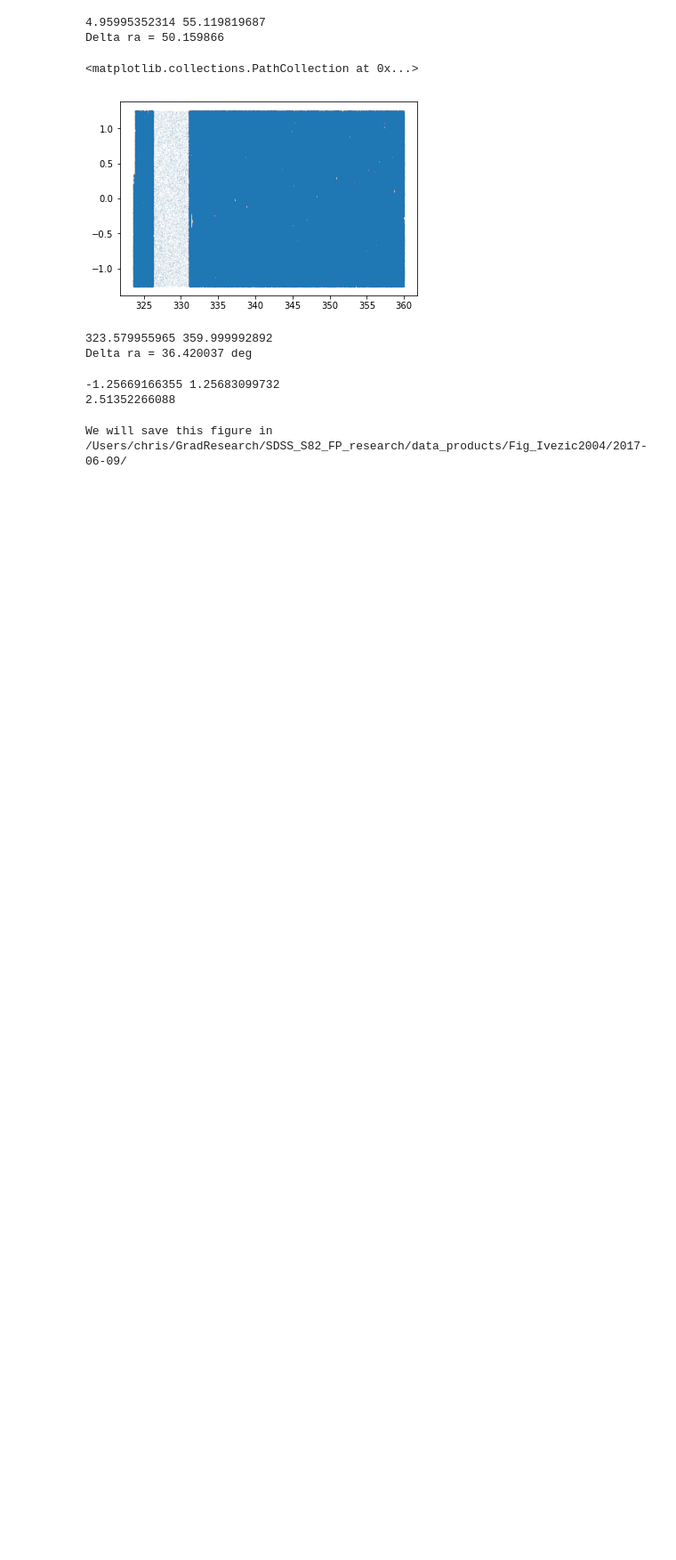
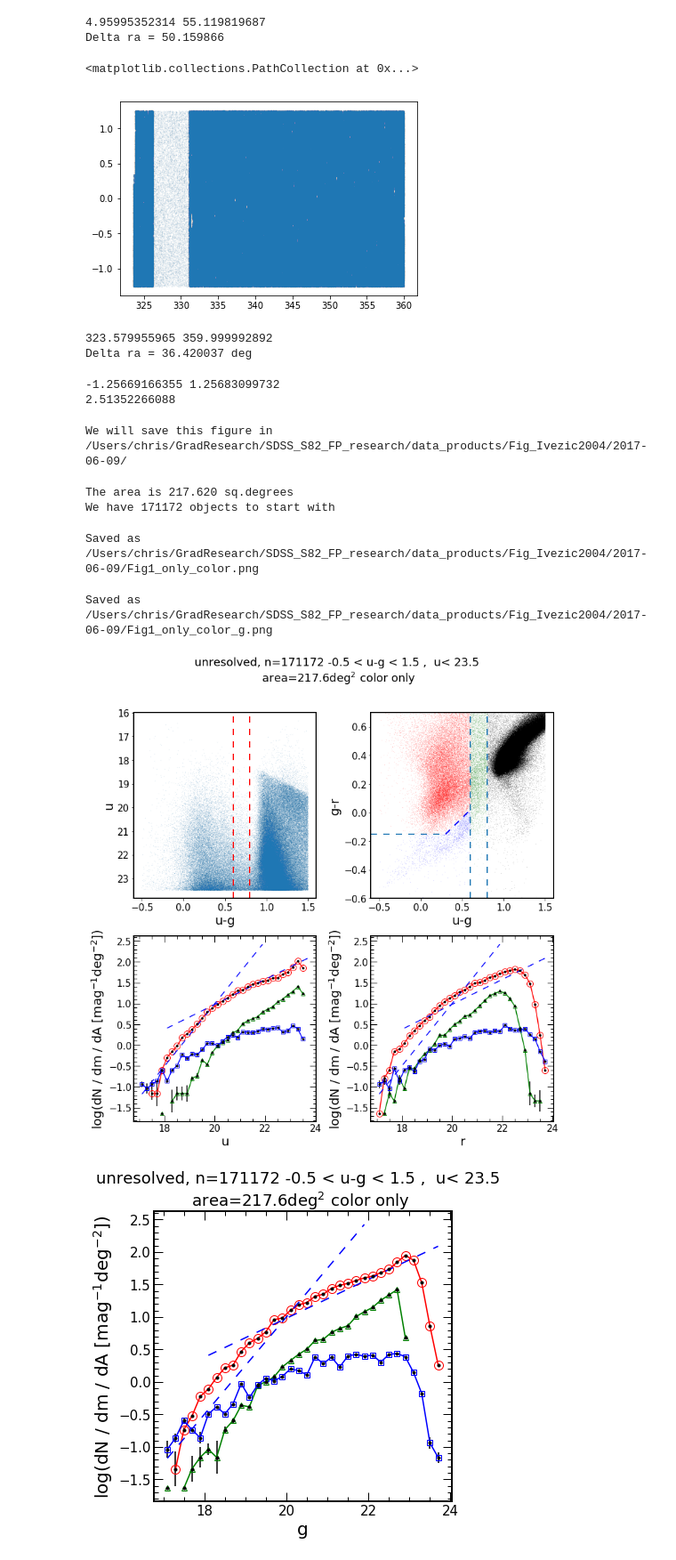
Before and after one commit to suberlak/SDSS_S82_FP_research, a Jupyter notebook: code/06.2017_SDSS_Selecting_variable_sample.ipynb, the cells around one changed output. Shown: that part at 89% size. Cells and saved outputs as stored; diff of their text form; code cells hidden in the pictures; blank space fills up the shorter version.

Commit message:
fully functional code to reproduce Fig.1 of Ivezic_2004

```diff
--- a/code/06.2017_SDSS_Selecting_variable_sample.ipynb
+++ b/code/06.2017_SDSS_Selecting_variable_sample.ipynb
@@ -129,9 +129,18 @@ print(d2-d1)
 # %% [output]
 -1.25669166355 1.25683099732
 2.51352266088
+# %%
+import matplotlib.pyplot as plt
+from matplotlib import rcParams
+rcParams['ytick.labelsize'] = 15
+rcParams['xtick.labelsize'] = 15
+rcParams['axes.labelsize'] = 20
+rcParams['axes.linewidth'] = 2
+rcParams['font.size'] = 15
+rcParams['axes.titlesize'] = 13
 # %%
 from matplotlib.ticker import AutoMinorLocator
-
+from scipy.stats import binned_statistic
 def plot_diff_counts(mag,label, ax, masks_diff_counts, intercept):
     ''' A convenience function to plot the differential counts,
     i.e. bottom two panels of Fig.1 of Ivezic+2004.
@@ -154,6 +163,7 @@ def plot_diff_counts(mag,label, ax, masks_diff_counts, intercept):
     colors = ['red', 'green', 'blue']  # symbol colors
     symbols = ['o', '^', 's'] # https://matplotlib.org/api/markers_api.html
     sizes = [10,6,6]  # symbol sizes
+    dashes = (5,5)
     dm = 0.2 # the spacing for bins along x-axis
     bins   = np.arange(17,24,dm)
 
@@ -169,7 +179,7 @@ def plot_diff_counts(mag,label, ax, masks_diff_counts, intercept):
         # errors
         # http://faculty.washington.edu/stuve/log_error.pdf
         stdev  = lambda x: np.std(x)
-        stats = binned_statistic( mag[mask], mag[mask], statistic=stdev, bins=nbins)
+        stats = binned_statistic( mag[mask], mag[mask], statistic=stdev, bins=bins)
         dy = stats[0] / np.sqrt(hist)  # https://en.wikipedia.org/wiki/Standard_error
         dz= 0.434  * (dy / y)
         ax.errorbar(x,z, dz, fmt='.k', capsize=0)
@@ -418,4 +432,11 @@ print('We will save this figure in  %s'%outDir)
 # %% [output]
 We will save this figure in  /Users/chris/GradResearch/SDSS_S82_FP_research/data_products/Fig_Ivezic2004/2017-06-09/
 # %%
-plot_all_panels(data, var=None, bounds=None, intercept=[-15,-5] , area=area)
+plot_all_panels(data, var=None, bounds=None, intercept=[-14,-5.02] , area=area)
+# %% [output]
+The area is 217.620 sq.degrees
+We have 171172 objects to start with
+Saved as /Users/chris/GradResearch/SDSS_S82_FP_research/data_products/Fig_Ivezic2004/2017-06-09/Fig1_only_color.png
+Saved as /Users/chris/GradResearch/SDSS_S82_FP_research/data_products/Fig_Ivezic2004/2017-06-09/Fig1_only_color_g.png
+[figure, added]
+[figure, added]
```
Also changed, not shown: parts of 1 cell of this notebook.
